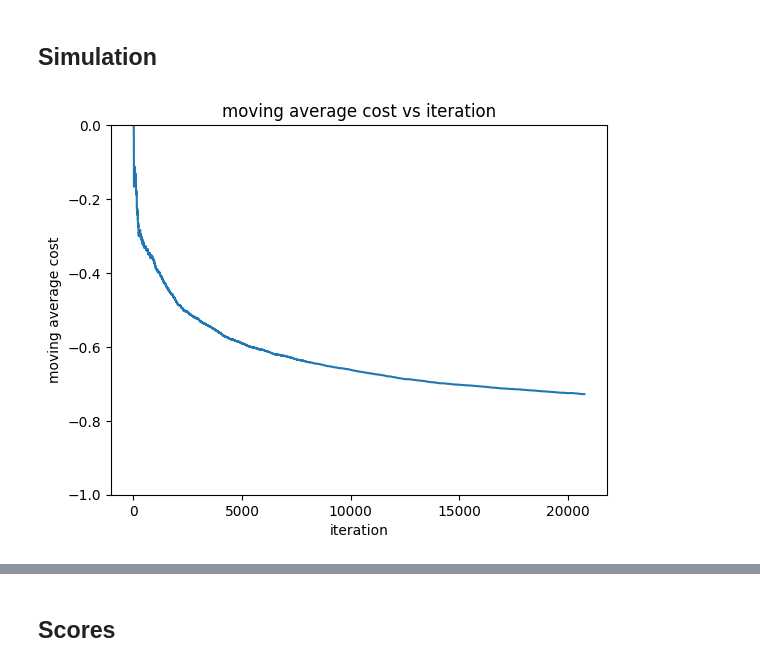
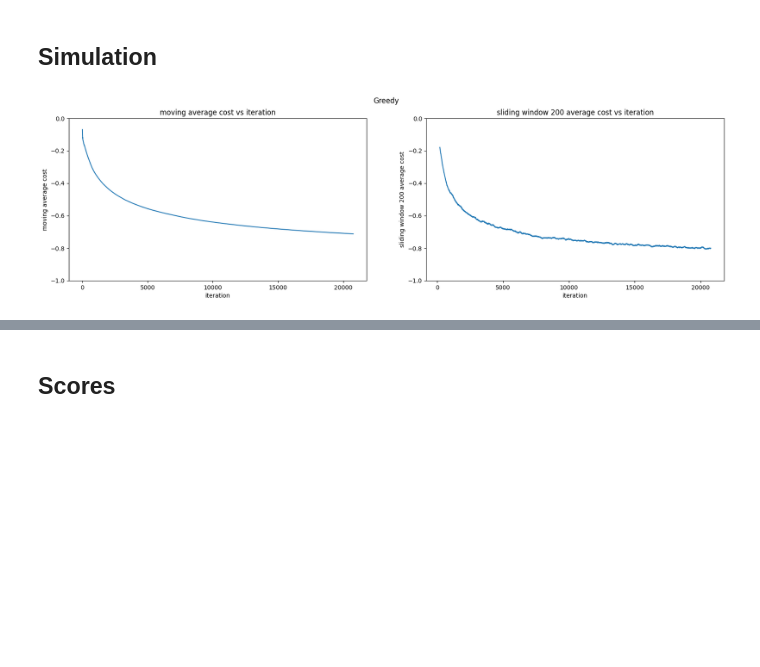
Before and after one commit to awu-lgtm/Contextual-bandits, a Jupyter notebook: cb.ipynb, the cells around one changed output, grey strips where cells are left out. Cells and saved outputs as stored; diff of their text form; code cells hidden in the pictures; blank space fills up the shorter version.

Commit message:
Update Readme with new model testing

```diff
--- a/cb.ipynb
+++ b/cb.ipynb
@@ -134,10 +135,22 @@ y = y.to_numpy()
 ## Simulation ##
 # %%
 A = np.unique(y)
-model = Workspace(f"--cb_explore {len(A)} --first 100", enable_logging=True)
-actions, costs = simulate(model, X, y, A, True)
-avg_costs = costs_to_moving_avg(costs)
-plot_average_costs(avg_costs)
+avg_costs = np.zeros(len(X))
+num_models = 100
+params = "--first 0"
+name = "Greedy"
+for _ in tqdm(range(num_models)):
+    model = Workspace(f"--cb_explore {len(A)} {params}", enable_logging=True)
+    actions, costs = simulate(model, X, y, A, True)
+    avg_costs += costs
+avg_costs /= num_models
+
+fig, axs = plt.subplots(1, 2)
+fig.suptitle(name)
+fig.set_size_inches(20, 5)
+moving_avg_costs = costs_to_moving_avg(avg_costs)
+plot_average_costs(moving_avg_costs, axs[0])
+plot_sliding_window(avg_costs, axs[1])
 plt.show()
 # %% [output]
-[figure, old version]
+[figure, new version]
```
Also changed, not shown: parts of 5 cells of this notebook, 8 other files.
